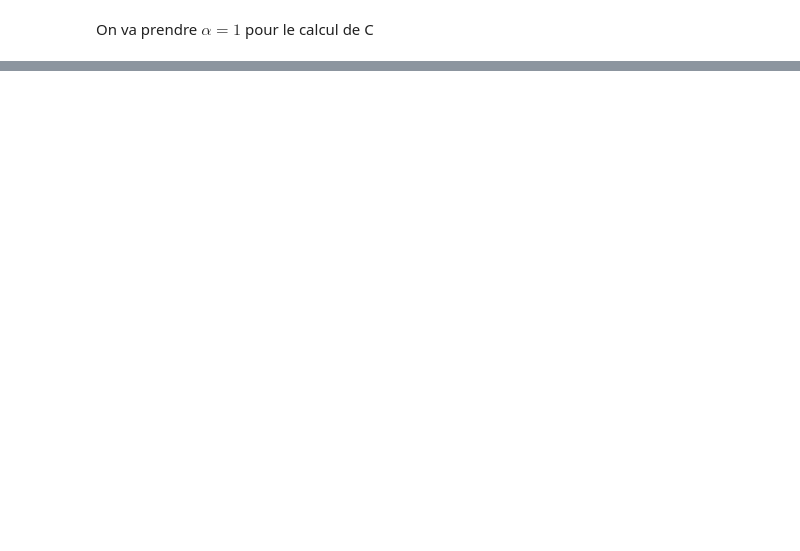
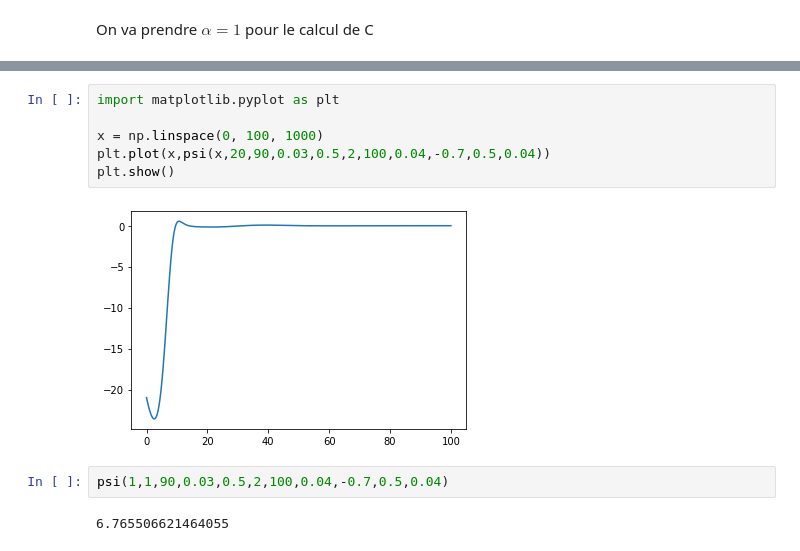
Before and after one commit to NicolasMakaroff/implied-volatility-learning, a Jupyter notebook: Newton - Brent.ipynb, the cells around one changed output, grey strips where cells are left out. Saved outputs shown, nothing was run; the diff lists cells and outputs as text; blank space fills up the shorter version.

```diff
--- a/Newton - Brent.ipynb
+++ b/Newton - Brent.ipynb
@@ -212,0 +237,12 @@ C(2,1,1,1,1,1,1,1,1,1,1)
+# %%
+import matplotlib.pyplot as plt
+
+x = np.linspace(0, 100, 1000)
+plt.plot(x,psi(x,20,90,0.03,0.5,2,100,0.04,-0.7,0.5,0.04))
+plt.show()
+# %% [output]
+[figure, added]
+# %%
+psi(1,1,90,0.03,0.5,2,100,0.04,-0.7,0.5,0.04)
+# %% [output]
+6.765506621464055
```
Also changed, not shown: parts of 13 cells of this notebook.
